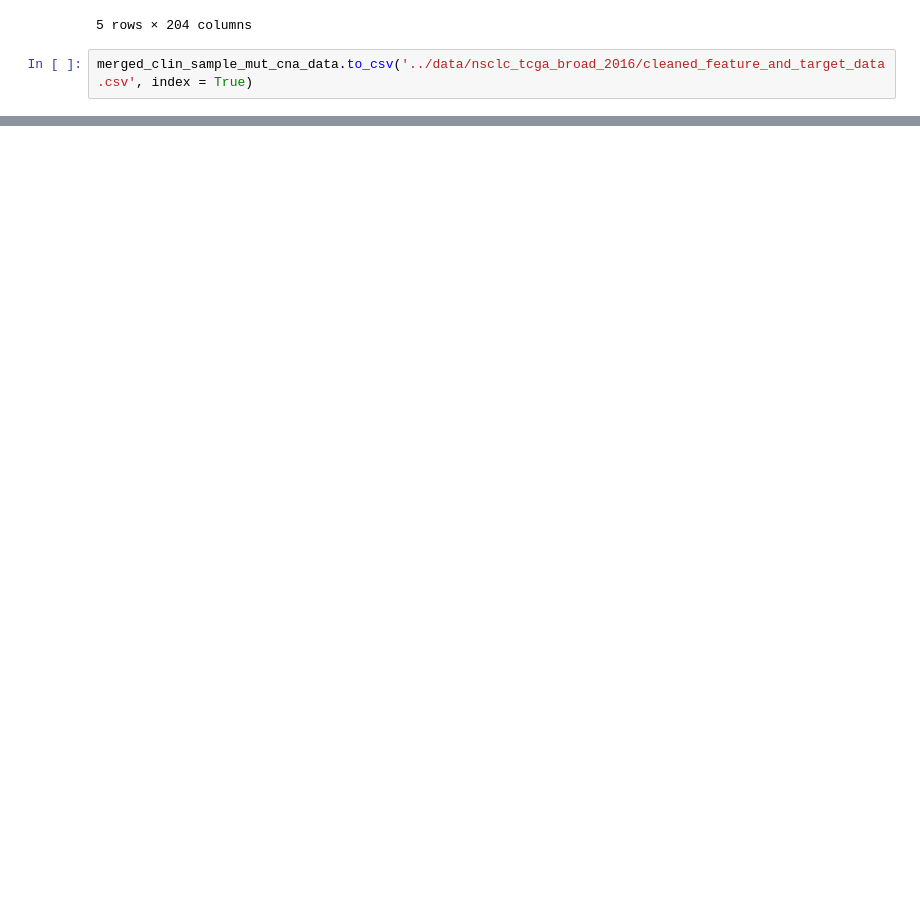
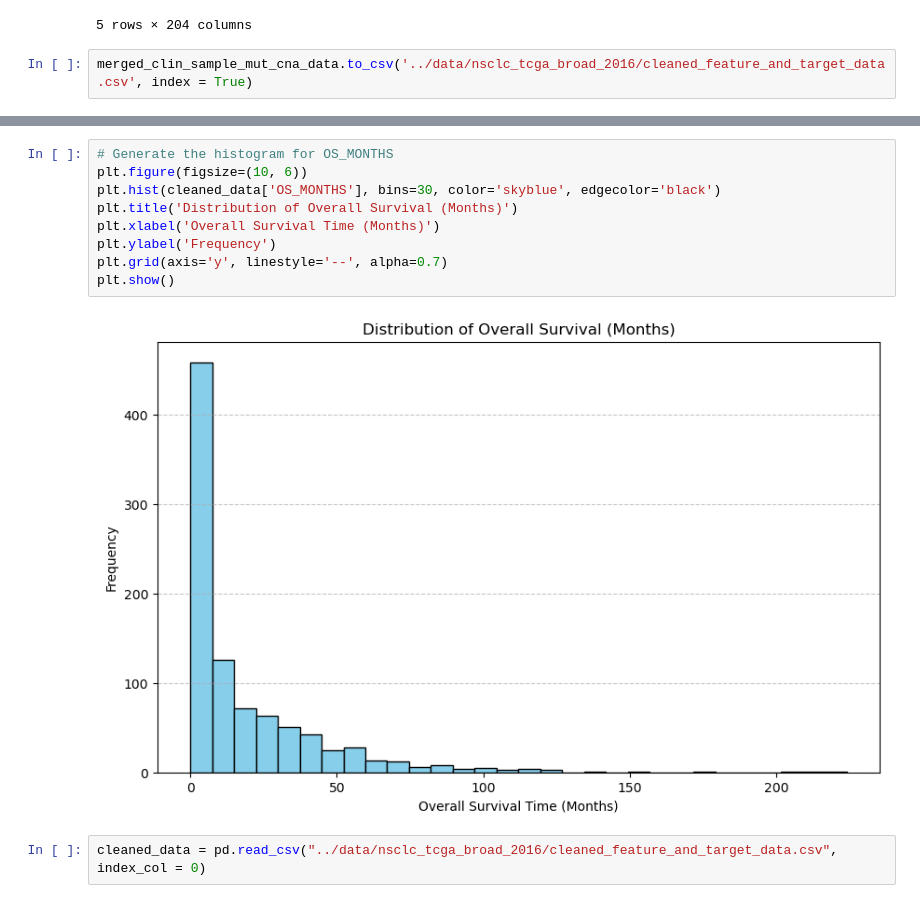
Before and after one commit to jacob-tye/BMI_6114_Project, a Jupyter notebook: analysis/00_data_prep.ipynb, the cells around one changed output, grey strips where cells are left out. Saved outputs shown, nothing was run; the diff lists cells and outputs as text; blank space fills up the shorter version.

```diff
--- a/analysis/00_data_prep.ipynb
+++ b/analysis/00_data_prep.ipynb
@@ -466,0 +529,13 @@ merged_clin_sample_mut_cna_data.to_csv('../data/nsclc_tcga_broad_2016/cleaned_fe
+# %%
+# Generate the histogram for OS_MONTHS
+plt.figure(figsize=(10, 6))
+plt.hist(cleaned_data['OS_MONTHS'], bins=30, color='skyblue', edgecolor='black')
+plt.title('Distribution of Overall Survival (Months)')
+plt.xlabel('Overall Survival Time (Months)')
+plt.ylabel('Frequency')
+plt.grid(axis='y', linestyle='--', alpha=0.7)
+plt.show()
+# %% [output]
+[figure, added]
+# %%
+cleaned_data = pd.read_csv("../data/nsclc_tcga_broad_2016/cleaned_feature_and_target_data.csv", index_col = 0)
```
Also changed, not shown: parts of 8 cells of this notebook.
